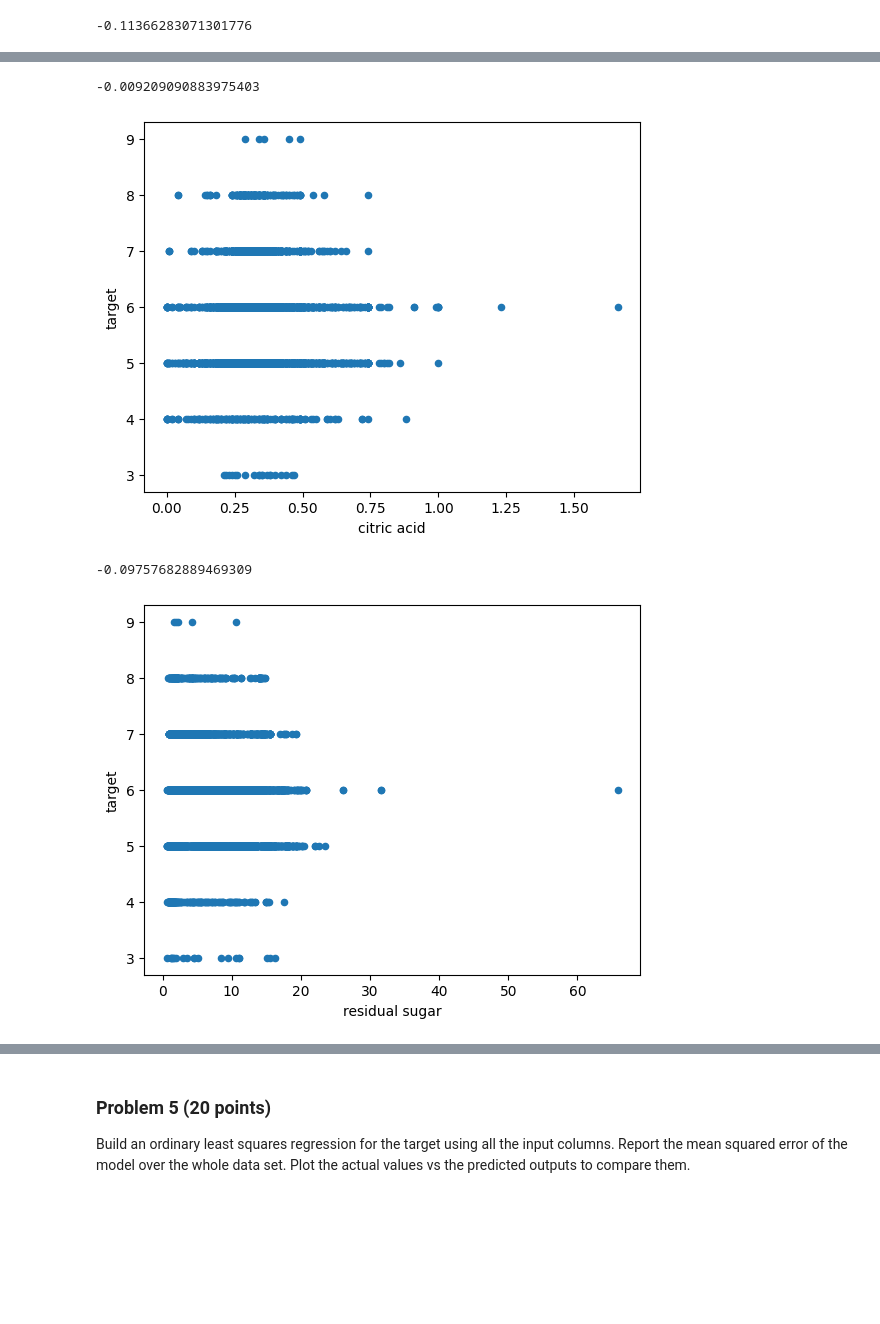
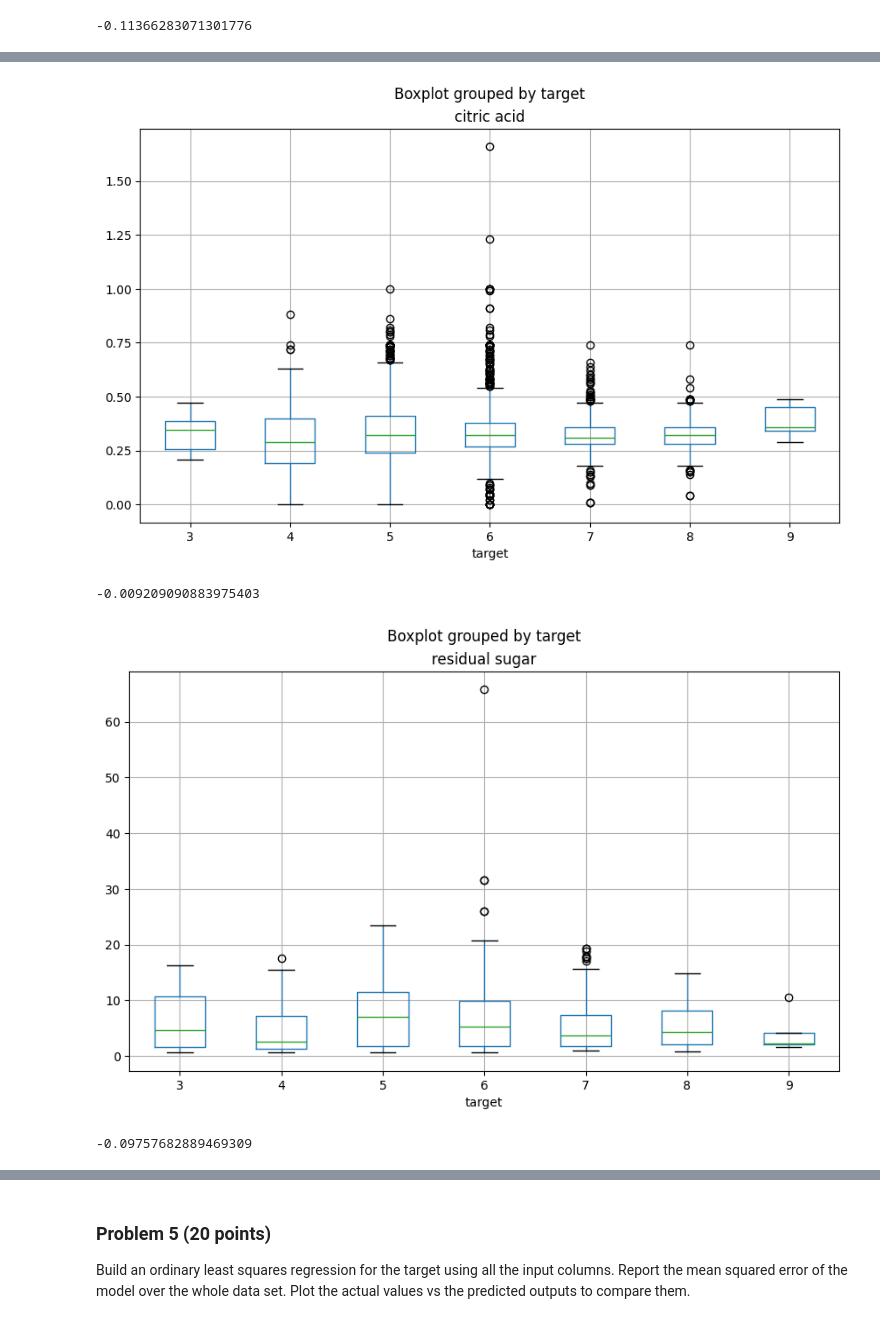
Before and after one commit to brittanygenzmann/dx601-final-project, a Jupyter notebook: project.ipynb, the cells around one changed output, grey strips where cells are left out. Cells and saved outputs as stored; diff of their text form; code cells hidden in the pictures; blank space fills up the shorter version.

```diff
--- a/project.ipynb
+++ b/project.ipynb
@@ -212,17 +214,21 @@ print(corr)
 # %%
-# citric acid
-wine.plot.scatter(x='citric acid', y='target');
+# citric acid INDEPENDENT
+wine.boxplot(column='citric acid', by='target', figsize=(10,6))
+plt.show()
+#wine.plot.scatter(x='citric acid', y='target');
 corr= wine['citric acid'].corr(wine['target'])
 print(corr)
 # %% [output]
+[figure, new version]
 -0.009209090883975403
-[figure, old version]
 # %%
-# residual sugar
-wine.plot.scatter(x='residual sugar', y='target');
+# residual sugar INDEPENDENT
+#wine.plot.scatter(x='residual sugar', y='target');
+wine.boxplot(column='residual sugar', by='target', figsize=(10,6))
+plt.show()
 corr= wine['residual sugar'].corr(wine['target'])
 print(corr)
 # %% [output]
+[figure, new version]
 -0.09757682889469309
-[figure, old version]
 # %%
```
Also changed, not shown: parts of 10 cells of this notebook.
